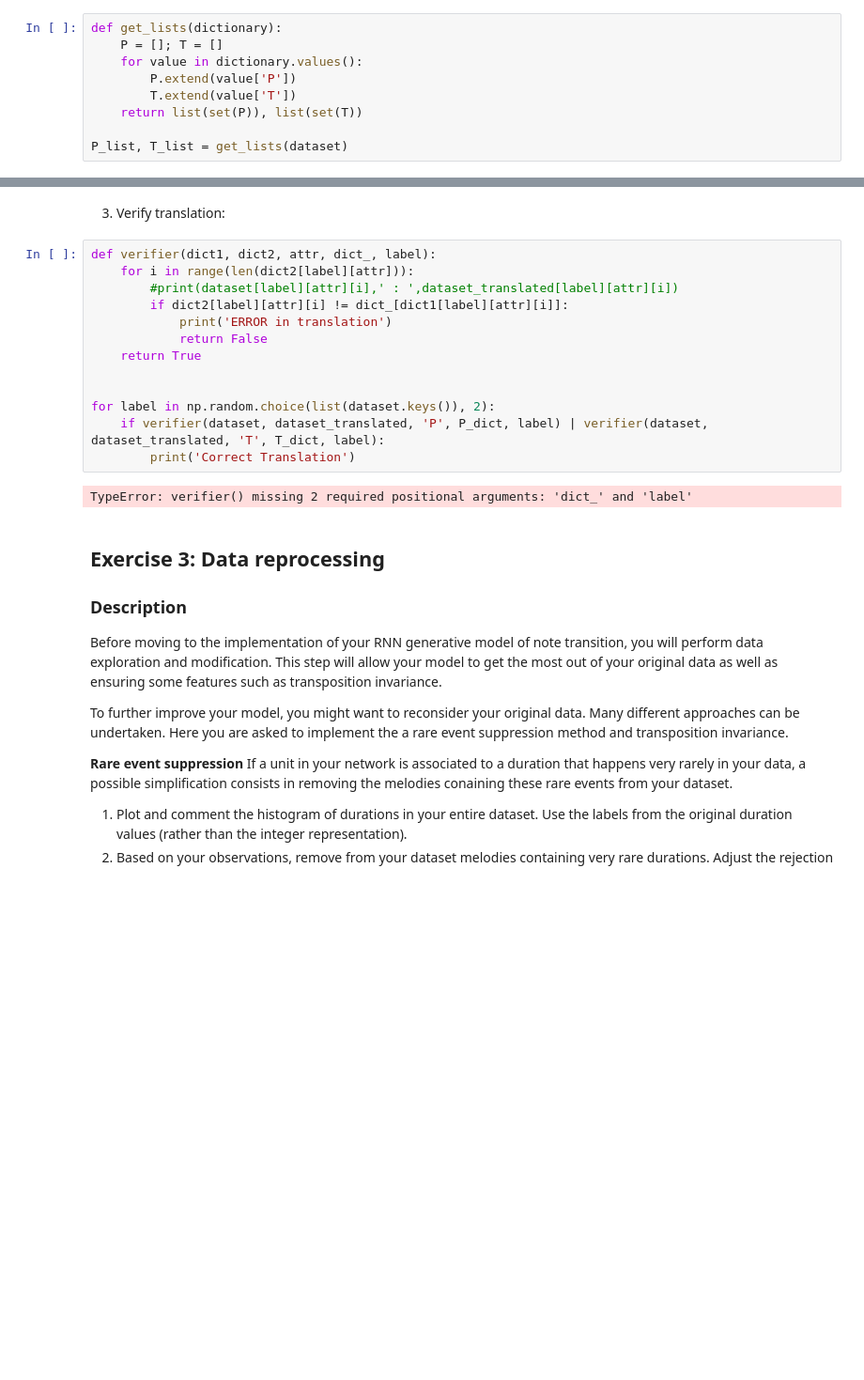
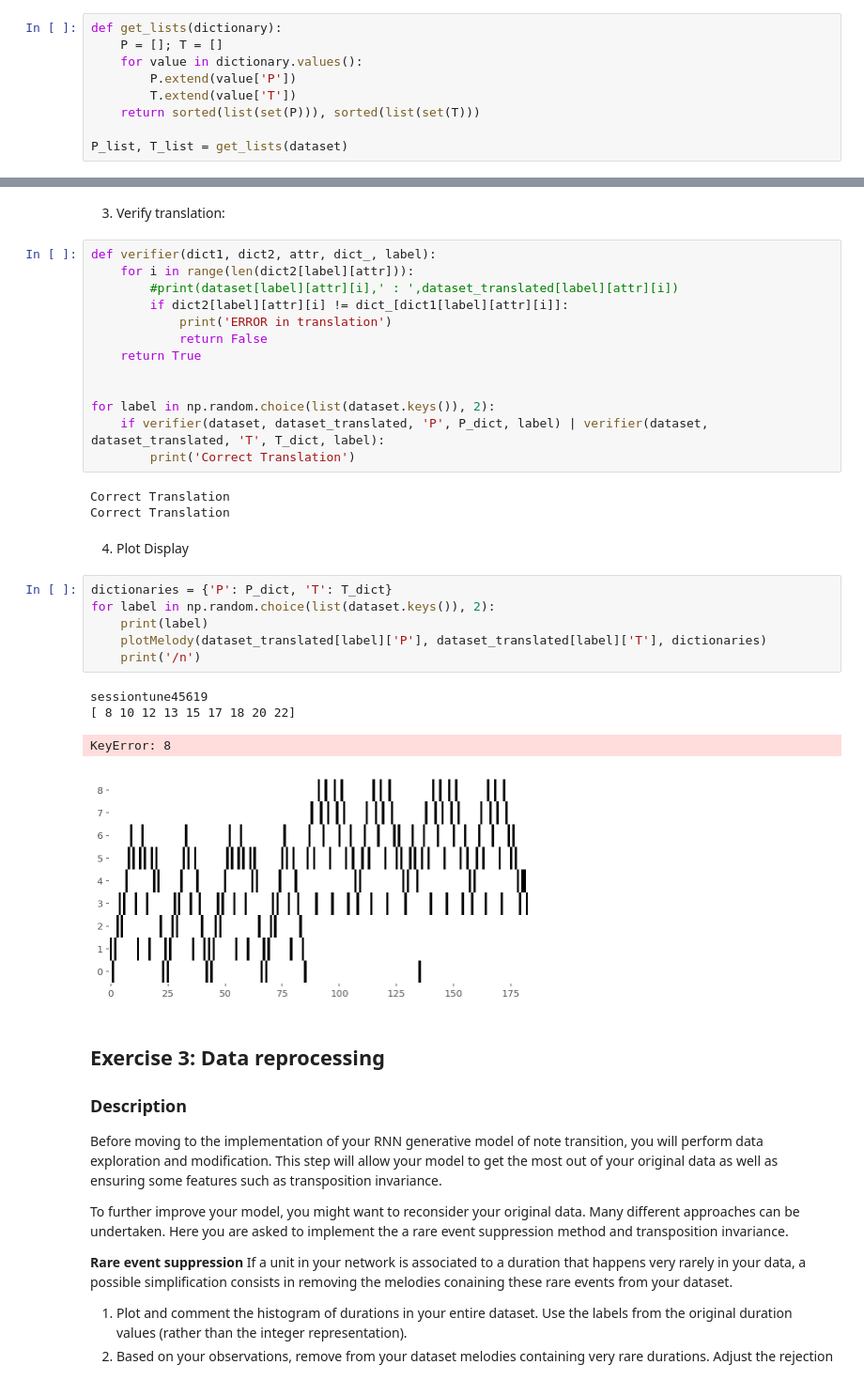
Before and after one commit to denngan/ann, a Jupyter notebook: miniproject2/miniproject2.ipynb, the cells around one changed output, grey strips where cells are left out. Shown at 94% size. Saved outputs shown, nothing was run; the diff lists cells and outputs as text; blank space fills up the shorter version.

```diff
--- a/miniproject2/miniproject2.ipynb
+++ b/miniproject2/miniproject2.ipynb
@@ -305,7 +306,7 @@ def get_lists(dictionary):
     for value in dictionary.values():
         P.extend(value['P'])
         T.extend(value['T'])
-    return list(set(P)), list(set(T))
+    return sorted(list(set(P))), sorted(list(set(T)))
 
 P_list, T_list = get_lists(dataset)
 # %% [markdown]
@@ -339,7 +340,21 @@ for label in np.random.choice(list(dataset.keys()), 2):
     if verifier(dataset, dataset_translated, 'P', P_dict, label) | verifier(dataset, dataset_translated, 'T', T_dict, label):
         print('Correct Translation')
 # %% [output]
-TypeError: verifier() missing 2 required positional arguments: 'dict_' and 'label'
+Correct Translation
+Correct Translation
+# %% [markdown]
+4) Plot Display
+# %%
+dictionaries = {'P': P_dict, 'T': T_dict}
+for label in np.random.choice(list(dataset.keys()), 2):
+    print(label)
+    plotMelody(dataset_translated[label]['P'], dataset_translated[label]['T'], dictionaries)
+    print('/n')
+# %% [output]
+sessiontune45619
+[ 8 10 12 13 15 17 18 20 22]
+KeyError: 8
+[figure, added]
 # %% [markdown]
 ## Exercise 3: Data reprocessing
 ### Description
```
Also changed, not shown: parts of 6 cells of this notebook.
